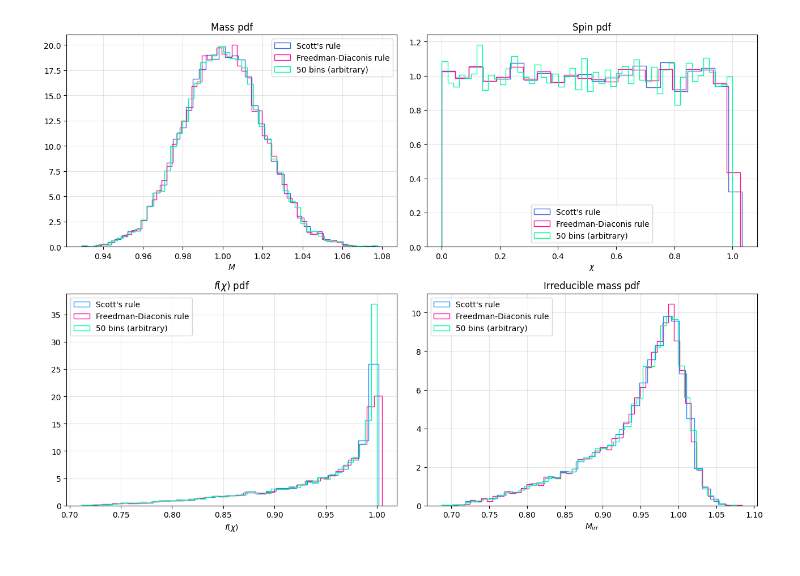
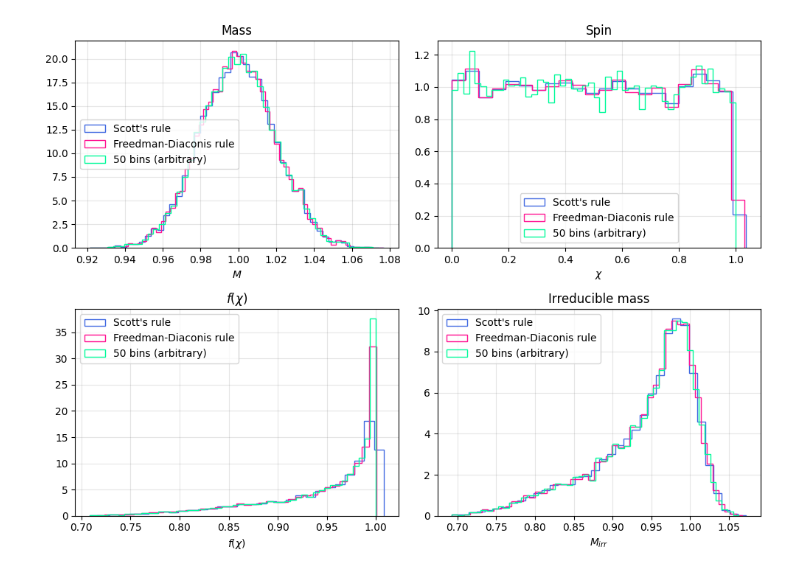
Before and after one commit to Alice-Palladino/astrostatistics_bicocca_2024, a Jupyter notebook: working/L07 - Irreducible mass of BHs.ipynb, the cells around one changed output. Drawn from its saved outputs; the diff is of its cells as text; code cells hidden in the pictures.

Commit message:
L07 - Irreducible mass of BHs

```diff
--- a/working/L07 - Irreducible mass of BHs.ipynb
+++ b/working/L07 - Irreducible mass of BHs.ipynb
@@ -32,12 +49,14 @@ Hint: You don't know the functional form of the pdf of $M_{irr}$... but you don'
 import numpy as np
 import matplotlib.pyplot as plt
 from astropy.visualization.hist import hist as fancyhist
+import scipy.stats
 from sklearn.neighbors import KernelDensity
+from sklearn.model_selection import GridSearchCV
 
-def f(chi):
+def f_func(chi):
     return np.sqrt((1+np.sqrt(1-chi**2))/2)
 
-def kde_sklearn(data, bandwidth, kernel):
+def kde_sklearn(data, bandwidth, kernel, xgrid):
     kde_skl = KernelDensity(bandwidth = bandwidth,
                             kernel=kernel)
     kde_skl.fit(data[:, np.newaxis])
@@ -51,52 +70,52 @@ N = 10000
 # %%
 chi = np.random.uniform(low = 0, high = 1, size = N)
 mass = np.random.normal(loc = mu, scale = sigma, size = N)
-m_irr = f(chi)*mass
+m_irr = f_func(chi)*mass
 # %%
-# Representing the histograms with the rules of thumbs
+# Representing the histograms with the rules of thumb
 
 Nbins = 50     # Just to check how the histograms would come out with a number of bins I'd normally use
 
-fig, ax = plt.subplots(2, 2, figsize=(13, 10))
+fig, ax = plt.subplots(2, 2, figsize=(10, 8))
 
-# Mass pdf
+# Mass
 fancyhist(mass, bins='scott', density = True, ax = ax[0, 0], histtype = 'step', linewidth = 1,  color = 'royalblue', label="Scott's rule")
 fancyhist(mass, bins='freedman', density = True, ax = ax[0, 0], histtype = 'step', linewidth = 1,  color = 'deeppink', label="Freedman-Diaconis rule")
 ax[0, 0].hist(mass, bins=Nbins, density = True, histtype = 'step', linewidth = 1,  color = 'mediumspringgreen', label="50 bins (arbitrary)")
 ax[0, 0].grid(c='grey', alpha = 0.2)
 ax[0, 0].legend()
 ax[0, 0].set_xlabel('$M$')
-ax[0, 0].set_title('Mass pdf')
+ax[0, 0].set_title('Mass')
 
-# Spin pdf
+# Spin
 fancyhist(chi, bins='scott', density = True, ax = ax[0, 1], histtype = 'step', linewidth = 1,  color = 'royalblue', label="Scott's rule")
 fancyhist(chi, bins='freedman', density = True, ax = ax[0, 1], histtype = 'step', linewidth = 1,  color = 'deeppink', label="Freedman-Diaconis rule")
 ax[0, 1].hist(chi, bins=Nbins, density = True, histtype = 'step', linewidth = 1,  color = 'mediumspringgreen', label="50 bins (arbitrary)")
 ax[0, 1].grid(c='grey', alpha = 0.2)
 ax[0, 1].legend()
 ax[0, 1].set_xlabel('$\\chi$')
-ax[0, 1].set_title('Spin pdf')
+ax[0, 1].set_title('Spin')
 
-# f pdf
-fancyhist(f(chi), bins='scott', density = True, ax = ax[1, 0], histtype = 'step', linewidth = 1,  color = 'royalblue', label="Scott's rule")
-fancyhist(f(chi), bins='freedman', density = True, ax = ax[1, 0], histtype = 'step', linewidth = 1,  color = 'deeppink', label="Freedman-Diaconis rule")
-ax[1, 0].hist(f(chi), bins=Nbins, density = True, histtype = 'step', linewidth = 1,  color = 'mediumspringgreen', label="50 bins (arbitrary)")
+# f
+fancyhist(f_func(chi), bins='scott', density = True, ax = ax[1, 0], histtype = 'step', linewidth = 1,  color = 'royalblue', label="Scott's rule")
+fancyhist(f_func(chi), bins='freedman', density = True, ax = ax[1, 0], histtype = 'step', linewidth = 1,  color = 'deeppink', label="Freedman-Diaconis rule")
+ax[1, 0].hist(f_func(chi), bins=Nbins, density = True, histtype = 'step', linewidth = 1,  color = 'mediumspringgreen', label="50 bins (arbitrary)")
 ax[1, 0].grid(c='grey', alpha = 0.2)
 ax[1, 0].legend()
 ax[1, 0].set_xlabel('$f(\\chi)$')
-ax[1, 0].set_title('$f(\\chi)$ pdf')
+ax[1, 0].set_title('$f(\\chi)$')
 
-# Irreducible mass pdf
+# Irreducible mass
 fancyhist(m_irr, bins='scott', density = True, ax = ax[1, 1], histtype = 'step', linewidth = 1,  color = 'royalblue', label="Scott's rule")
 fancyhist(m_irr, bins='freedman', density = True, ax = ax[1, 1], histtype = 'step', linewidth = 1,  color = 'deeppink', label="Freedman-Diaconis rule")
 ax[1, 1].hist(m_irr, bins=Nbins, density = True, histtype = 'step', linewidth = 1,  color = 'mediumspringgreen', label="50 bins (arbitrary)")
 ax[1, 1].grid(c='grey', alpha = 0.2)
 ax[1, 1].legend()
 ax[1, 1].set_xlabel('$M_{irr}$')
-ax[1, 1].set_title('Irreducible mass pdf')
+ax[1, 1].set_title('Irreducible mass')
 
 plt.subplots_adjust(hspace=0.2)
 plt.tight_layout(rect=[0, 0.05, 1, 0.98], w_pad=1.5)
 plt.show()
 # %% [output]
-[figure, old version]
+[figure, new version]
```
Also changed, not shown: parts of 15 cells of this notebook.
